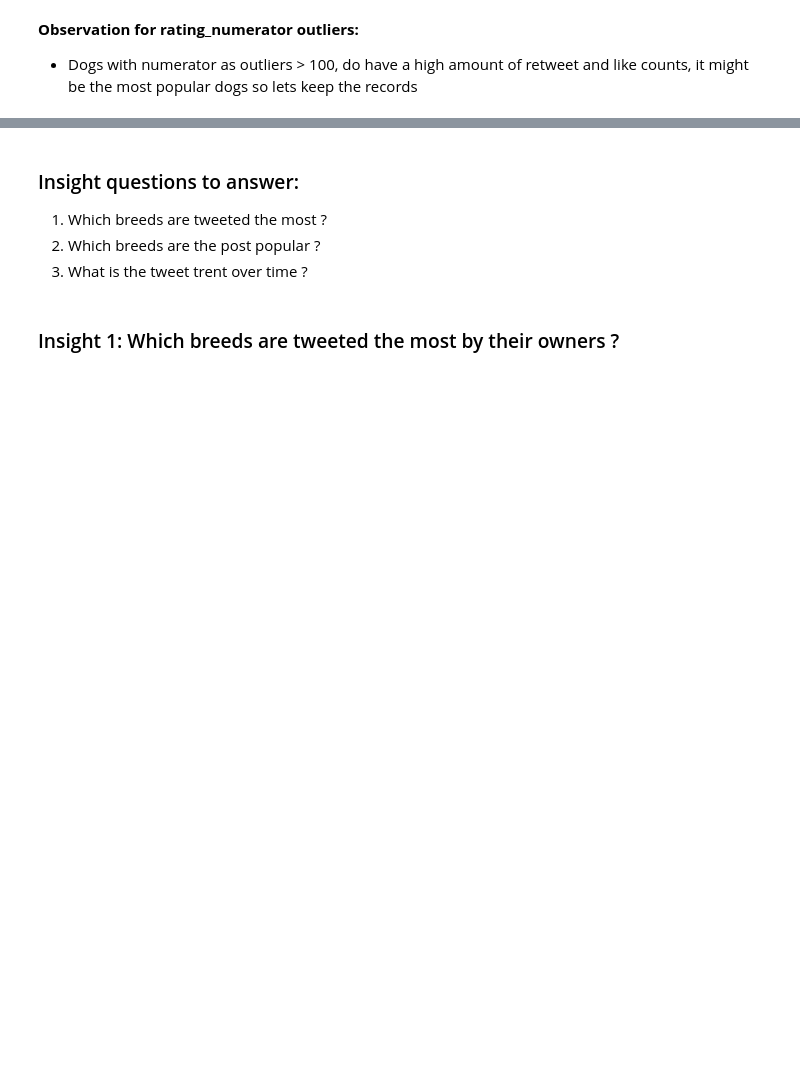
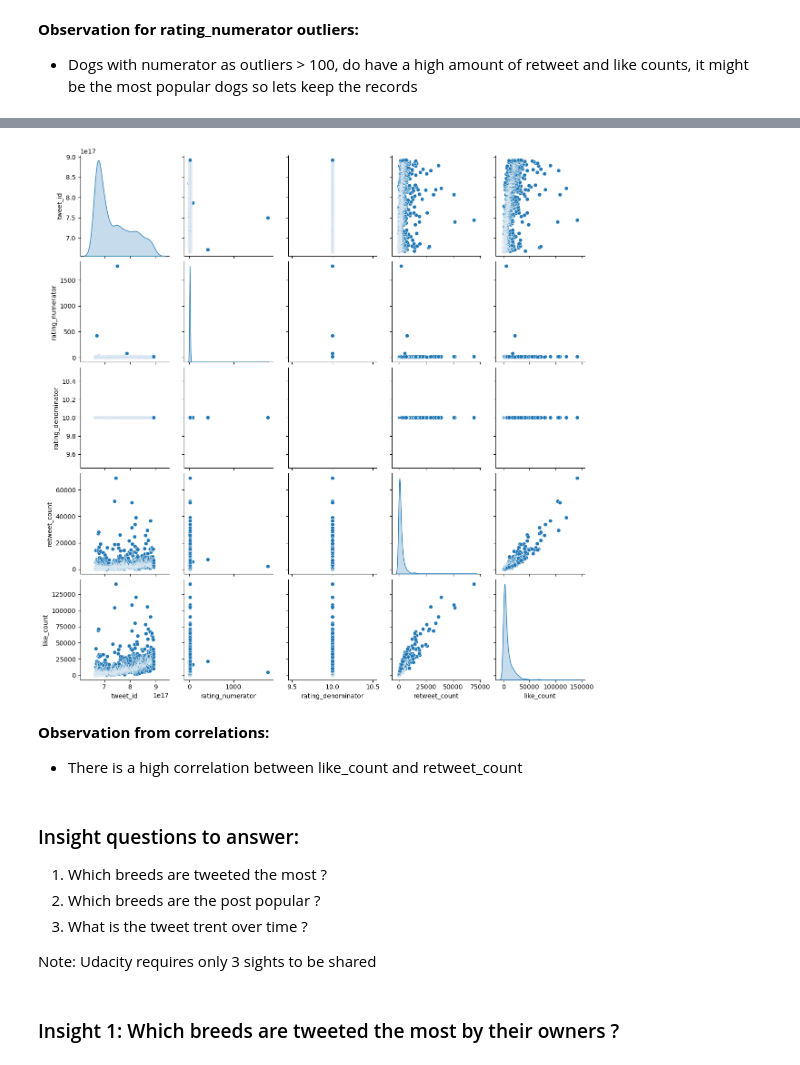
Before and after one commit to JuanitaSmith/WeRateDogs, a Jupyter notebook: notebooks/wrangle_act.ipynb, the cells around one changed output, grey strips where cells are left out. Saved outputs shown, nothing was run; the diff lists cells and outputs as text; code cells hidden in the pictures; blank space fills up the shorter version.

```diff
--- a/notebooks/wrangle_act.ipynb
+++ b/notebooks/wrangle_act.ipynb
@@ -1625,9 +1017,20 @@ df_twitter_master.query('rating_numerator >= 100')
+# %%
+# Let's explore feature distribution and correlations
+sns.pairplot(df_twitter_master, kind='scatter', diag_kind='kde');
+# %% [output]
+[figure, added]
+# %% [markdown]
+**Observation from correlations:**
+
+- There is a high correlation between like_count and retweet_count
 # %% [markdown]
 ### Insight questions to answer:
 
 1. Which breeds are tweeted the most ?
 2. Which breeds are the post popular ?
 3. What is the tweet trent over time ?
+
+Note: Udacity requires only 3 sights to be shared
 # %% [markdown]
 ### Insight 1: Which breeds are tweeted the most by their owners ?
 # %%
```
Also changed, not shown: parts of 89 cells of this notebook, 8 other files.
